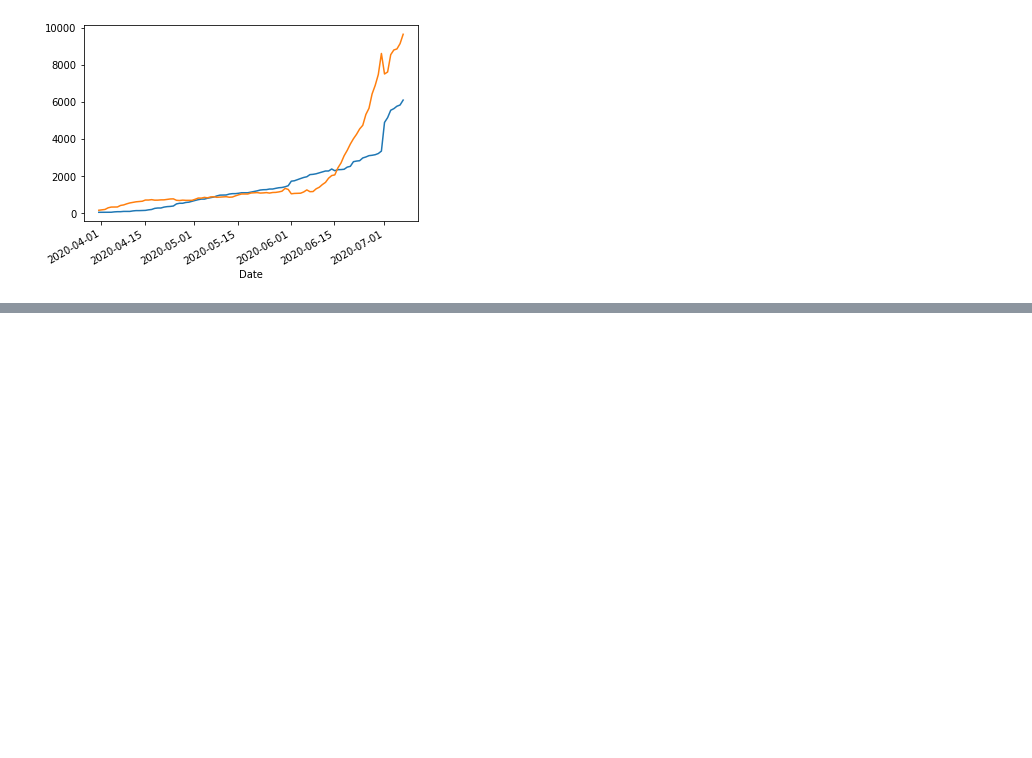
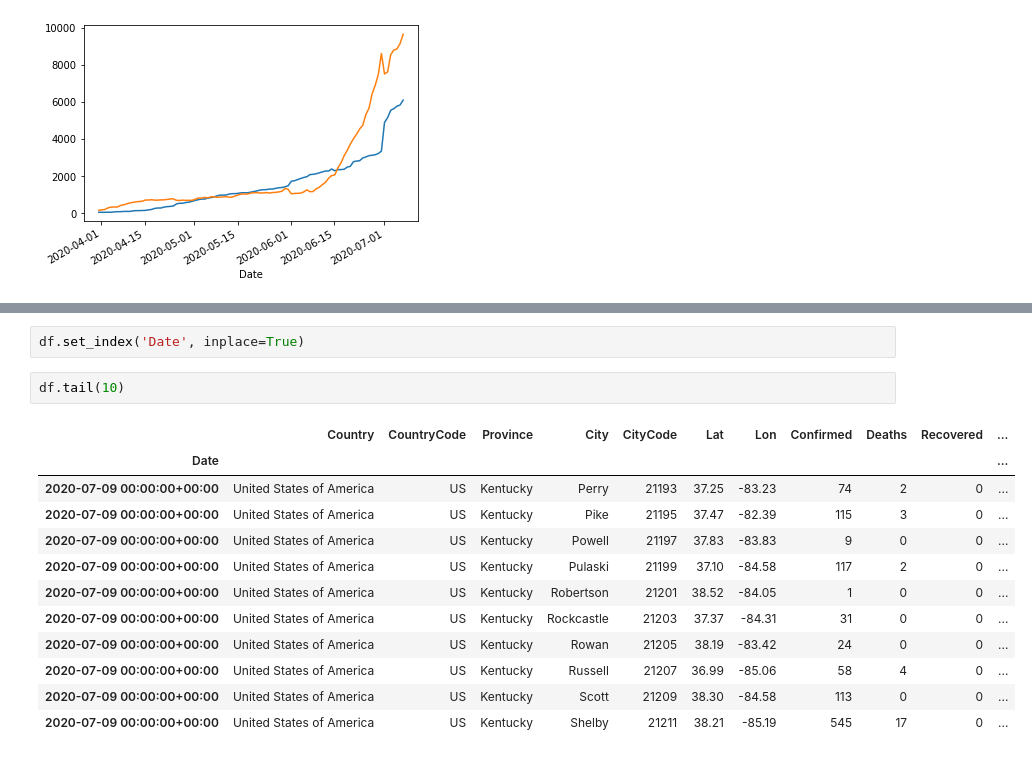
Before and after one commit to lancereinsmith/sacovid, a Jupyter notebook: Chart tester.ipynb, the cells around one changed output, grey strips where cells are left out. Saved outputs shown, nothing was run; the diff lists cells and outputs as text; blank space fills up the shorter version.

```diff
--- a/Chart tester.ipynb
+++ b/Chart tester.ipynb
@@ -95,0 +154,17 @@ df['Recovered'].plot()
+# %%
+df.set_index('Date', inplace=True)
+# %%
+df.tail(10)
+# %% [output]
+|  | Country | CountryCode | Province | City | CityCode | Lat | Lon | Confirmed | Deaths | Recovered | ... |
+| Date |  |  |  |  |  |  |  |  |  |  | ... |
+| 2020-07-09 00:00:00+00:00 | United States of America | US | Kentucky | Perry | 21193 | 37.25 | -83.23 | 74 | 2 | 0 | ... |
+| 2020-07-09 00:00:00+00:00 | United States of America | US | Kentucky | Pike | 21195 | 37.47 | -82.39 | 115 | 3 | 0 | ... |
+| 2020-07-09 00:00:00+00:00 | United States of America | US | Kentucky | Powell | 21197 | 37.83 | -83.83 | 9 | 0 | 0 | ... |
+| 2020-07-09 00:00:00+00:00 | United States of America | US | Kentucky | Pulaski | 21199 | 37.10 | -84.58 | 117 | 2 | 0 | ... |
+| 2020-07-09 00:00:00+00:00 | United States of America | US | Kentucky | Robertson | 21201 | 38.52 | -84.05 | 1 | 0 | 0 | ... |
+| 2020-07-09 00:00:00+00:00 | United States of America | US | Kentucky | Rockcastle | 21203 | 37.37 | -84.31 | 31 | 0 | 0 | ... |
+| 2020-07-09 00:00:00+00:00 | United States of America | US | Kentucky | Rowan | 21205 | 38.19 | -83.42 | 24 | 0 | 0 | ... |
+| 2020-07-09 00:00:00+00:00 | United States of America | US | Kentucky | Russell | 21207 | 36.99 | -85.06 | 58 | 4 | 0 | ... |
+| 2020-07-09 00:00:00+00:00 | United States of America | US | Kentucky | Scott | 21209 | 38.30 | -84.58 | 113 | 0 | 0 | ... |
+| 2020-07-09 00:00:00+00:00 | United States of America | US | Kentucky | Shelby | 21211 | 38.21 | -85.19 | 545 | 17 | 0 | ... |
```
Also changed, not shown: parts of 16 cells of this notebook, 5 other files.
